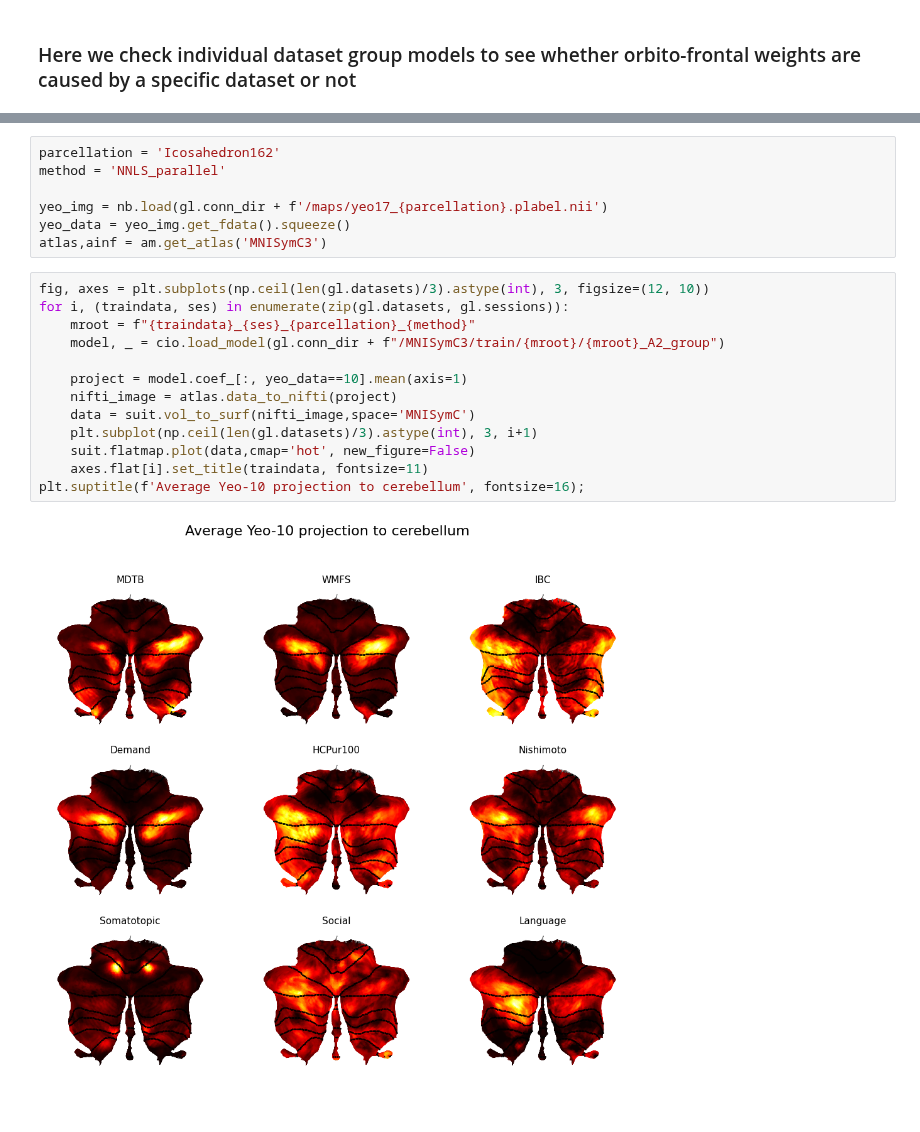
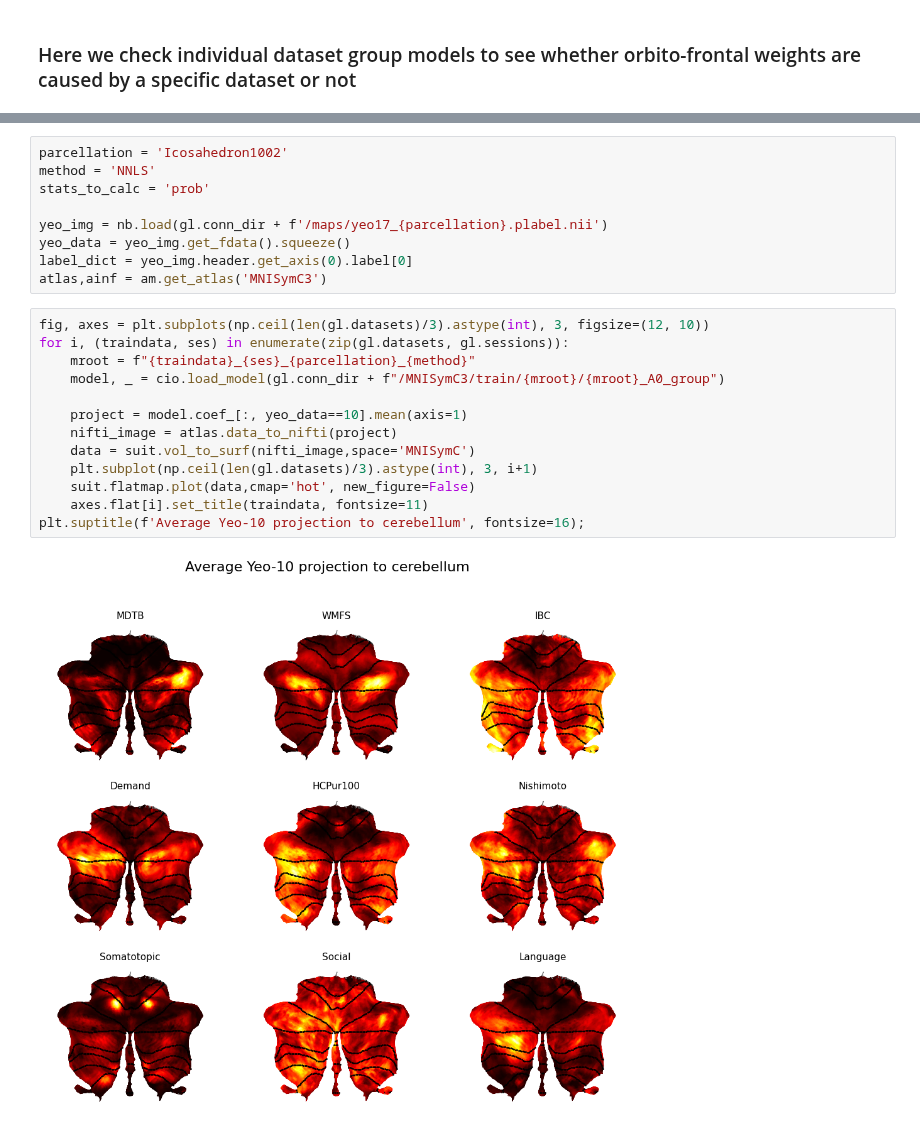
Before and after one commit to DiedrichsenLab/cortico_cereb_connectivity, a Jupyter notebook: notebooks/7. Orbito_frontal/orbito_frontal_source.ipynb, the cells around one changed output, grey strips where cells are left out. Saved outputs shown, nothing was run; the diff lists cells and outputs as text.

```diff
--- a/notebooks/7. Orbito_frontal/orbito_frontal_source.ipynb
+++ b/notebooks/7. Orbito_frontal/orbito_frontal_source.ipynb
@@ -20,25 +22,27 @@ import SUITPy as suit
 # %%
-parcellation = 'Icosahedron162'
-method = 'NNLS_parallel'
+parcellation = 'Icosahedron1002'
+method = 'NNLS'
+stats_to_calc = 'prob'
 
 yeo_img = nb.load(gl.conn_dir + f'/maps/yeo17_{parcellation}.plabel.nii')
 yeo_data = yeo_img.get_fdata().squeeze()
+label_dict = yeo_img.header.get_axis(0).label[0]
 atlas,ainf = am.get_atlas('MNISymC3')
 # %%
 fig, axes = plt.subplots(np.ceil(len(gl.datasets)/3).astype(int), 3, figsize=(12, 10))
 for i, (traindata, ses) in enumerate(zip(gl.datasets, gl.sessions)):
     mroot = f"{traindata}_{ses}_{parcellation}_{method}"
-    model, _ = cio.load_model(gl.conn_dir + f"/MNISymC3/train/{mroot}/{mroot}_A2_group")
+    model, _ = cio.load_model(gl.conn_dir + f"/MNISymC3/train/{mroot}/{mroot}_A0_group")
 
     project = model.coef_[:, yeo_data==10].mean(axis=1)
     nifti_image = atlas.data_to_nifti(project)
     data = suit.vol_to_surf(nifti_image,space='MNISymC')
     plt.subplot(np.ceil(len(gl.datasets)/3).astype(int), 3, i+1)
     suit.flatmap.plot(data,cmap='hot', new_figure=False)
     axes.flat[i].set_title(traindata, fontsize=11)
 plt.suptitle(f'Average Yeo-10 projection to cerebellum', fontsize=16);
 # %% [output]
-[figure, old version]
+[figure, new version]
 # %%
 for traindata, ses in zip(gl.datasets, gl.sessions):
     cifti_img = cs.stats_weight_map_cortex(traindata = f"{traindata}_{ses}",
```
Also changed, not shown: parts of 3 cells of this notebook.
